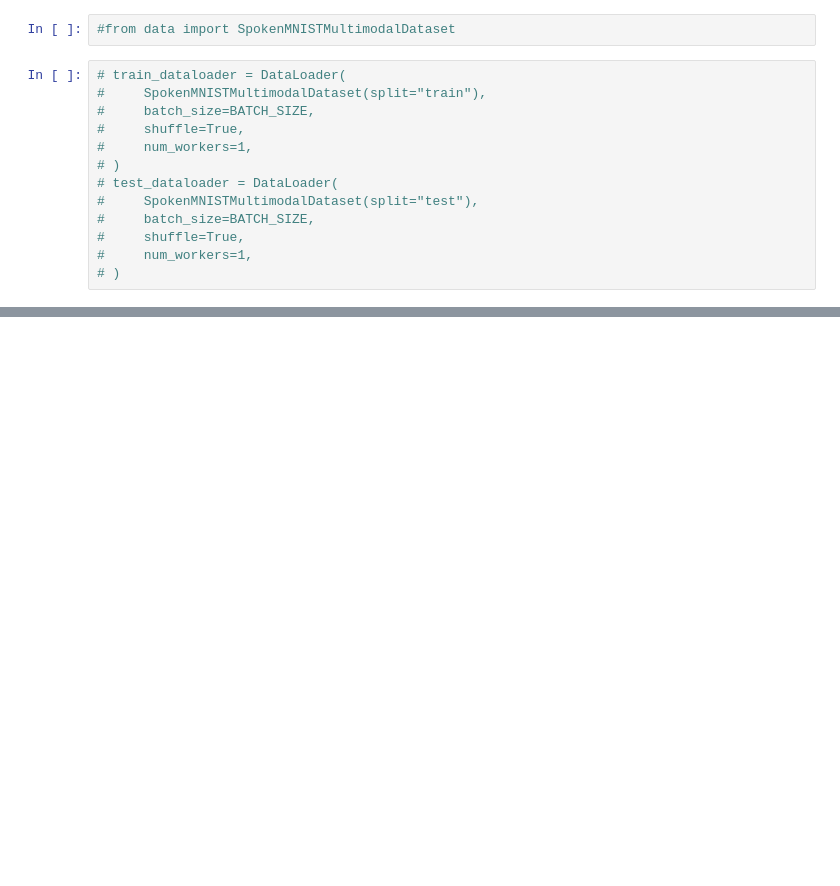
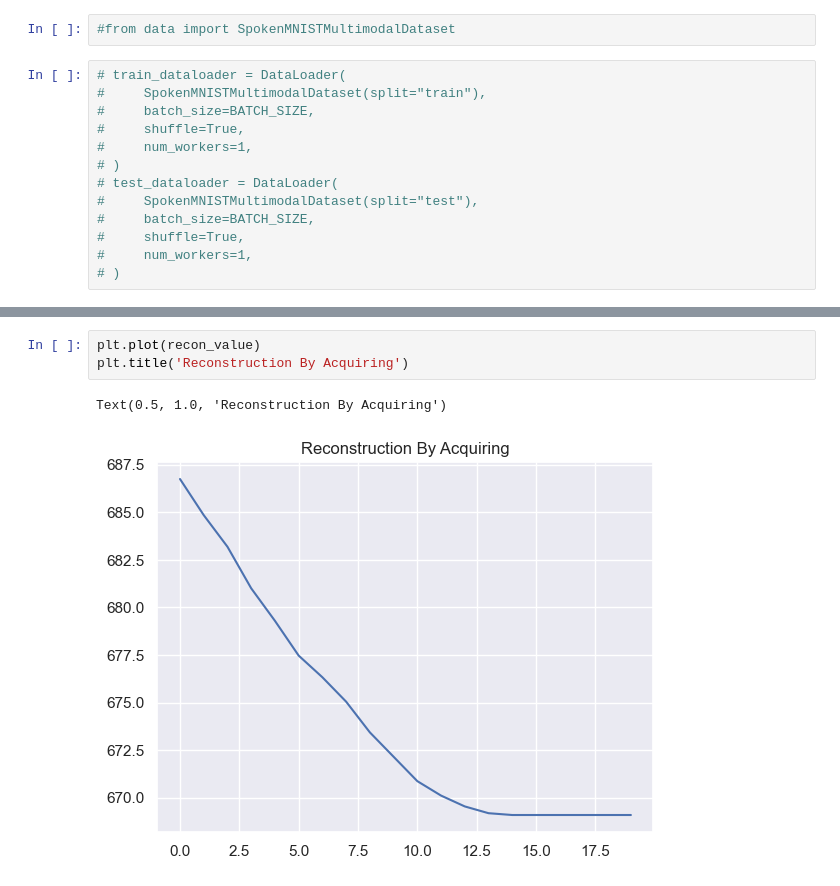
Before and after one commit to KUUUUUUUUz/active-learning, a Jupyter notebook: mnistvae/training_notebook.ipynb, the cells around one changed output, grey strips where cells are left out. Drawn from its saved outputs; the diff is of its cells as text; blank space fills up the shorter version.

```diff
--- a/mnistvae/training_notebook.ipynb
+++ b/mnistvae/training_notebook.ipynb
@@ -318,0 +320,6 @@ executing.executing.NotOneValueFound: Expected one value, found 0
+# %%
+plt.plot(recon_value)
+plt.title('Reconstruction By Acquiring')
+# %% [output]
+Text(0.5, 1.0, 'Reconstruction By Acquiring')
+[figure, added]
```
Also changed, not shown: parts of 19 cells of this notebook, 6 other files.
